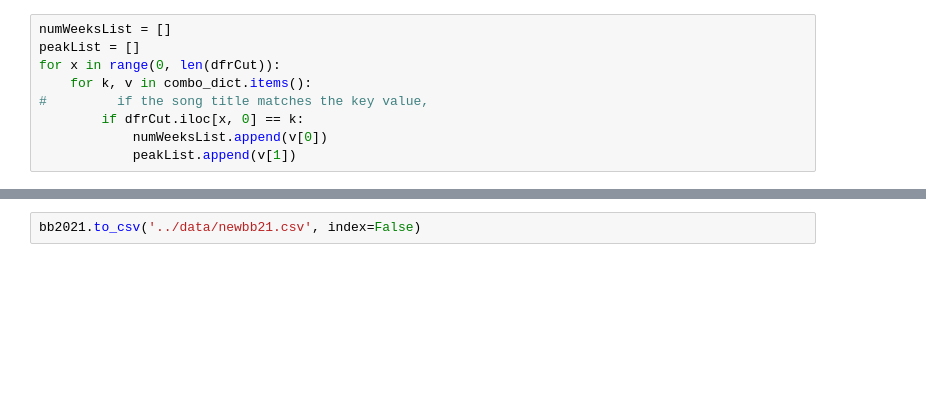
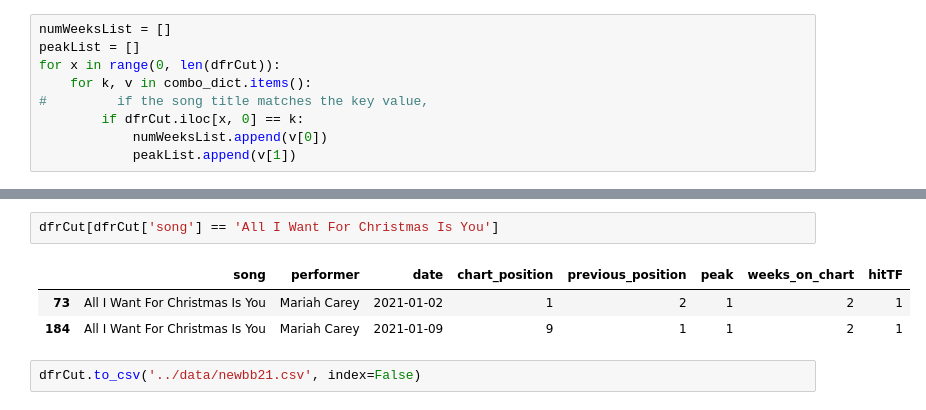
Before and after one commit to reccleston/song-predictions, a Jupyter notebook: sarah/bb2021MoreCleanup.ipynb, the cells around one changed output, grey strips where cells are left out. Drawn from its saved outputs; the diff is of its cells as text; blank space fills up the shorter version.

```diff
--- a/sarah/bb2021MoreCleanup.ipynb
+++ b/sarah/bb2021MoreCleanup.ipynb
@@ -289,5 +289,11 @@ dfrCut.head()
 | 2 | Cry Baby | Megan Thee Stallion Featuring DaBaby | 2021-01-02 | 67 | 95 | 28 | 18 | 1 |
 | 3 | Body | Megan Thee Stallion | 2021-01-02 | 35 | 22 | 16 | 16 | 1 |
 | 4 | Last Christmas | Wham! | 2021-01-02 | 9 | 14 | 9 | 1 | 1 |
+# %%
+dfrCut[dfrCut['song'] == 'All I Want For Christmas Is You']
+# %% [output]
+|  | song | performer | date | chart_position | previous_position | peak | weeks_on_chart | hitTF |
+| 73 | All I Want For Christmas Is You | Mariah Carey | 2021-01-02 | 1 | 2 | 1 | 2 | 1 |
+| 184 | All I Want For Christmas Is You | Mariah Carey | 2021-01-09 | 9 | 1 | 1 | 2 | 1 |
 # %%
-bb2021.to_csv('../data/newbb21.csv', index=False)
+dfrCut.to_csv('../data/newbb21.csv', index=False)
```
Also changed, not shown: 4 other files.
